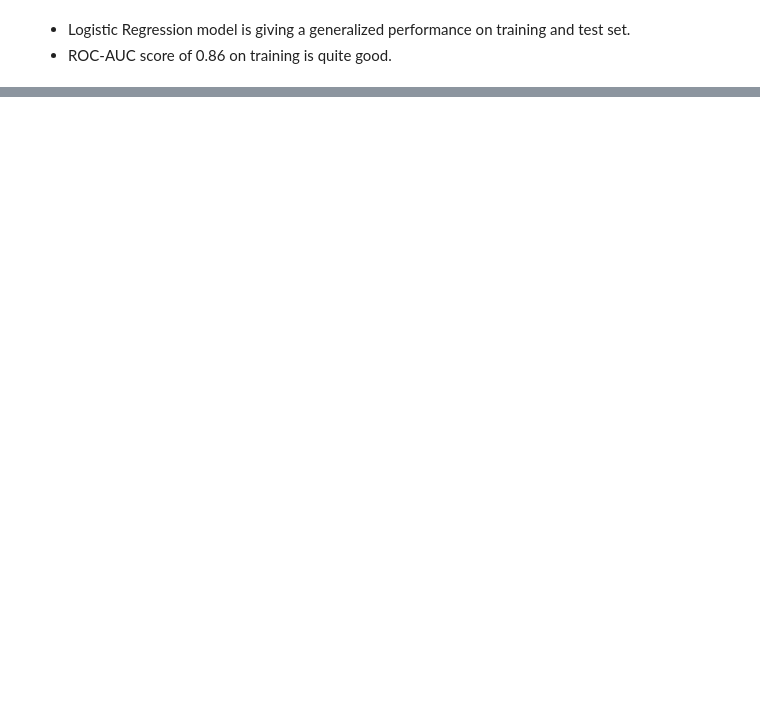
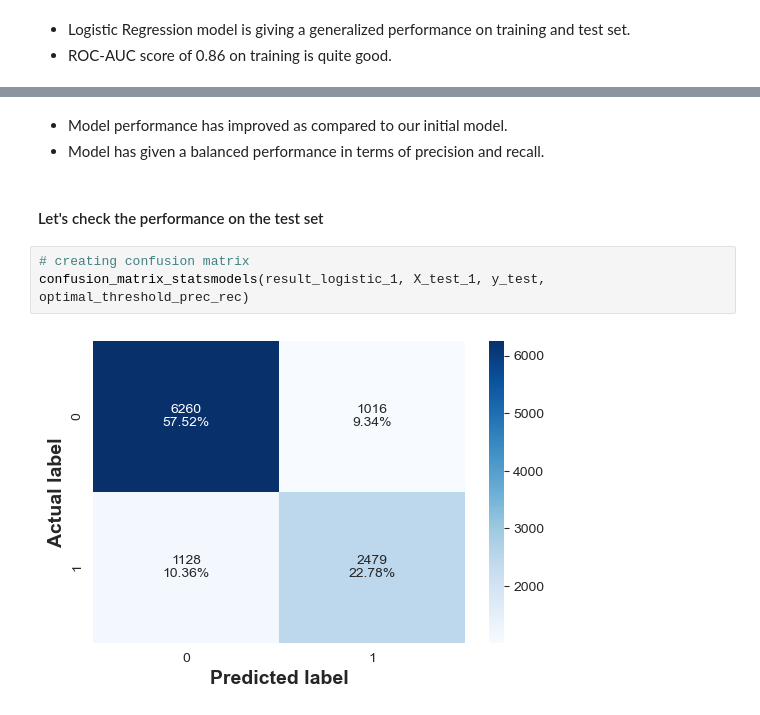
Before and after one commit to ArthurXia1031/Data_Science_Project, a Jupyter notebook: machine_learning/INN hotels/INN_ML.ipynb, the cells around one changed output, grey strips where cells are left out. Drawn from its saved outputs; the diff is of its cells as text; blank space fills up the shorter version.

```diff
--- a/machine_learning/INN hotels/INN_ML.ipynb
+++ b/machine_learning/INN hotels/INN_ML.ipynb
@@ -1233,0 +1373,10 @@ plt.show()
+# %% [markdown]
+* Model performance has improved as compared to our initial model.
+* Model has given a balanced performance in terms of precision and recall.
+# %% [markdown]
+#### Let's check the performance on the test set
+# %%
+# creating confusion matrix
+confusion_matrix_statsmodels(result_logistic_1, X_test_1, y_test, optimal_threshold_prec_rec)
+# %% [output]
+[figure, added]
```
Also changed, not shown: parts of 33 cells of this notebook.
